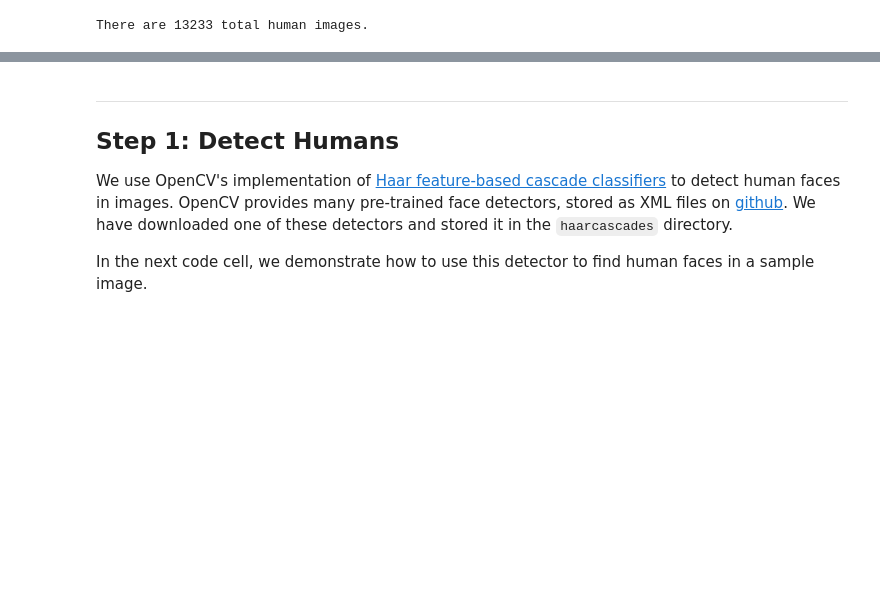
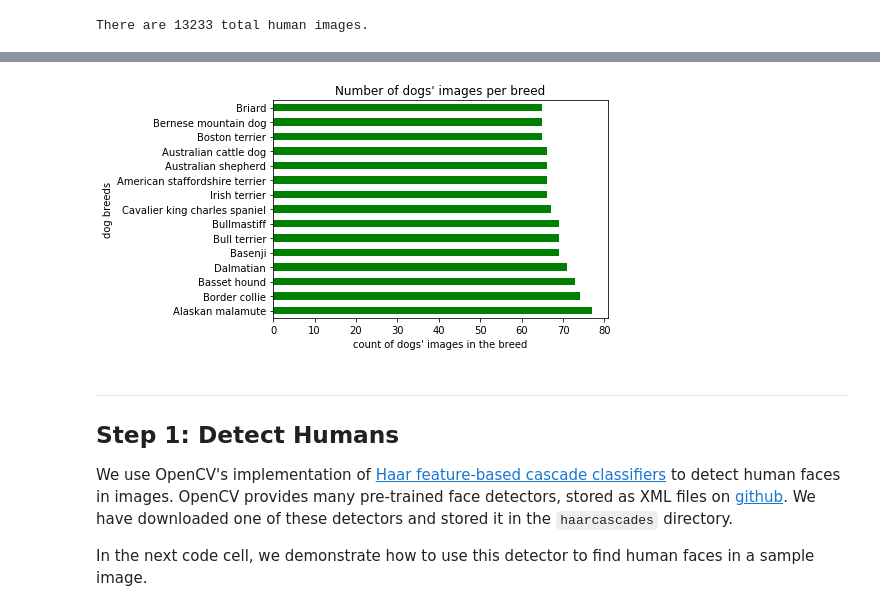
Before and after one commit to rimoun-g/DSND_Capstone_Project-Python, a Jupyter notebook: dog_app.ipynb, the cells around one changed output, grey strips where cells are left out. Drawn from its saved outputs; the diff is of its cells as text; code cells hidden in the pictures; blank space fills up the shorter version.

```diff
--- a/dog_app.ipynb
+++ b/dog_app.ipynb
@@ -107,3 +109,8 @@ random.shuffle(human_files)
 print('There are %d total human images.' % len(human_files))
 # %% [output]
 There are 13233 total human images.
+# %%
+# explore the dogs files
+dog_main_breeds = pd.Series(train_files).str.replace("_"," ")\
+.str.split(".", expand=True)[7]\
+.str.split("/", expand=True)[0].value_counts()
@@ -110,3 +132,12 @@ There are 13233 total human images.
+# %%
+# bar chart of the top 10 dog breeds
+dog_main_breeds[:15].plot(kind='barh', color='green')
+plt.xlabel("count of dogs' images in the breed")
+plt.ylabel("dog breeds")
+plt.title("Number of dogs' images per breed")
+plt.show()
+# %% [output]
+[figure, added]
 # %% [markdown]
 ---
 <a id='step1'></a>
```
Also changed, not shown: parts of 10 cells of this notebook, 1 other file.
